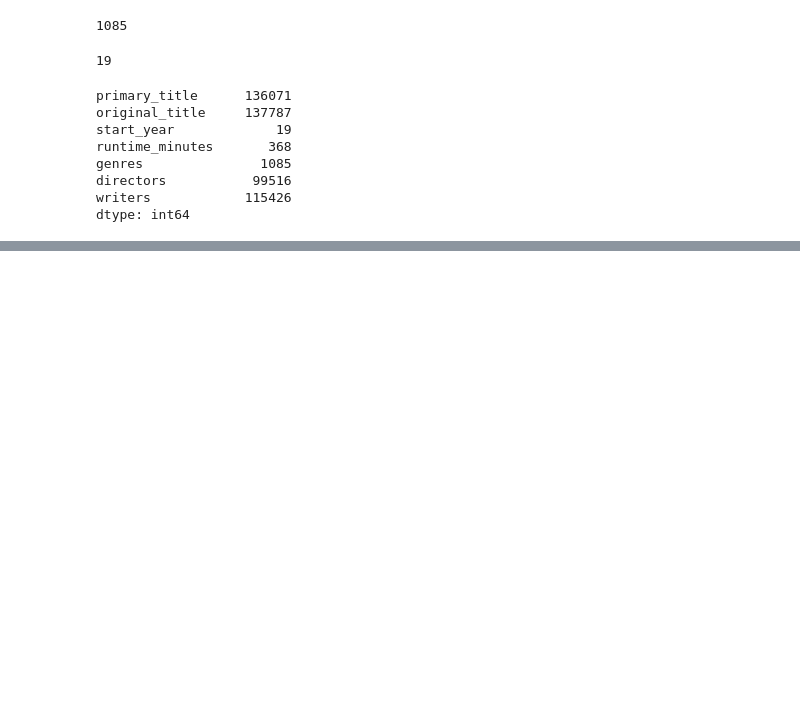
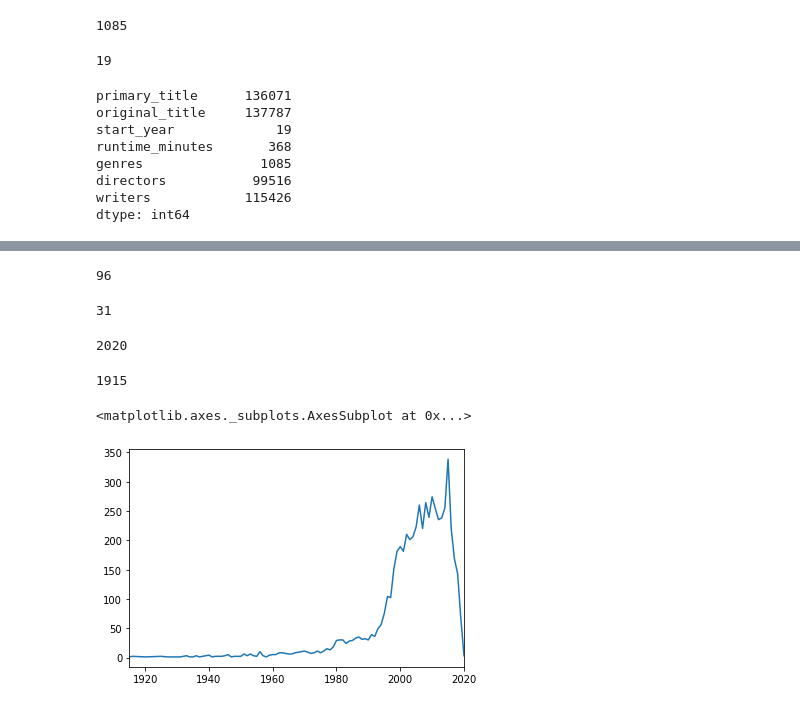
Before and after one commit to ksis1st/Project_MS_Studio, a Jupyter notebook: Project_MS_Studio.ipynb, the cells around one changed output, grey strips where cells are left out. Saved outputs shown, nothing was run; the diff lists cells and outputs as text; code cells hidden in the pictures; blank space fills up the shorter version.

Commit message:
Analysed shortlisted dataframes for visualisation

```diff
--- a/Project_MS_Studio.ipynb
+++ b/Project_MS_Studio.ipynb
@@ -1372,0 +1478,12 @@ memory usage: 0.0+ bytes
+# %%
+tn['production_budget']=tn['production_budget'].str.replace(',','')
+tn['production_budget']=tn['production_budget'].str.replace('$','')
+tn['production_budget']=tn['production_budget'].astype(float)
+# %%
+tn['domestic_gross']=tn['domestic_gross'].str.replace(',','')
+tn['domestic_gross']=tn['domestic_gross'].str.replace('$','')
+tn['domestic_gross']=tn['domestic_gross'].astype(float)
+# %%
+tn['worldwide_gross']=tn['worldwide_gross'].str.replace(',','')
+tn['worldwide_gross']=tn['worldwide_gross'].str.replace('$','')
+tn['worldwide_gross']=tn['worldwide_gross'].astype(float)
@@ -1372,0 +1523,25 @@ memory usage: 0.0+ bytes
+# %%
+tn['year'] = tn['release_date'].dt.year
+tn['month'] = tn['release_date'].dt.month
+tn['day'] = tn['release_date'].dt.day
+# %%
+tn['year'].nunique()
+# %% [output]
+96
+# %%
+tn['day'].nunique()
+# %% [output]
+31
+# %%
+tn['year'].max()
+# %% [output]
+2020
+# %%
+tn['year'].min()
+# %% [output]
+1915
+# %%
+tn['year'].value_counts().sort_index().plot()
+# %% [output]
+<matplotlib.axes._subplots.AxesSubplot at 0x...>
+[figure, added]
```
Also changed, not shown: parts of 91 cells of this notebook.
